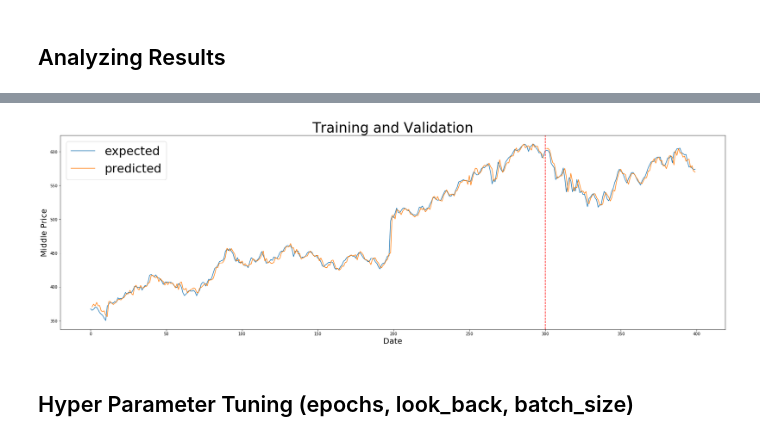
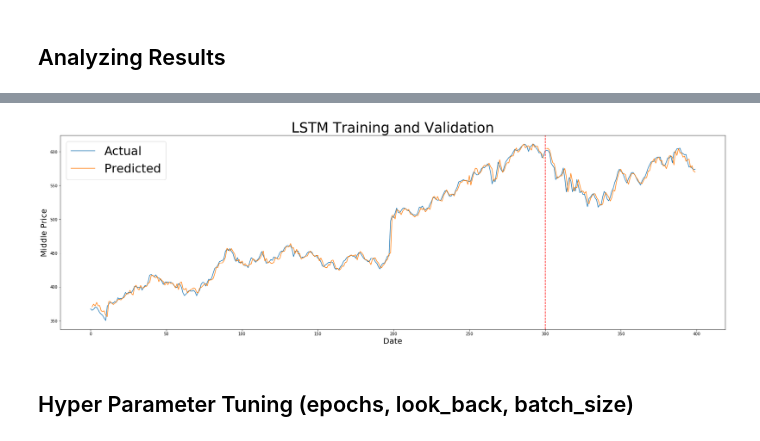
Before and after one commit to stanleykywu/predicting-stocks, a Jupyter notebook: models/LSTM.ipynb, the cells around one changed output, grey strips where cells are left out. Drawn from its saved outputs; the diff is of its cells as text; code cells hidden in the pictures.

```diff
--- a/models/LSTM.ipynb
+++ b/models/LSTM.ipynb
@@ -436,16 +436,16 @@ news_total_res = news_trn_res + news_val_res
 # %%
 # Plot total data with known
 plt.figure(figsize = (30,9))
-plt.plot(range(total_expected.shape[0]), total_expected['Middle'], label='expected')
-plt.plot(range(len(news_total_res)), news_total_res, label='predicted')
-plt.title('Training and Validation', fontsize=35)
+plt.plot(range(total_expected.shape[0]), total_expected['Middle'], label='Actual')
+plt.plot(range(len(news_total_res)), news_total_res, label='Predicted')
+plt.title('LSTM Training and Validation', fontsize=35)
 plt.ylabel('Middle Price', fontsize=20)
 plt.xlabel('Date', fontsize=20)
 plt.legend(prop={'size': 30})
 plt.axvline(x=300, color='red', ls='--')
 plt.show()
 # %% [output]
-[figure, old version]
+[figure, new version]
 # %% [markdown]
 ## Hyper Parameter Tuning (epochs, look_back, batch_size)<a id='sectionB4'></a>
 # %%
```
Also changed, not shown: parts of 6 cells of this notebook.
